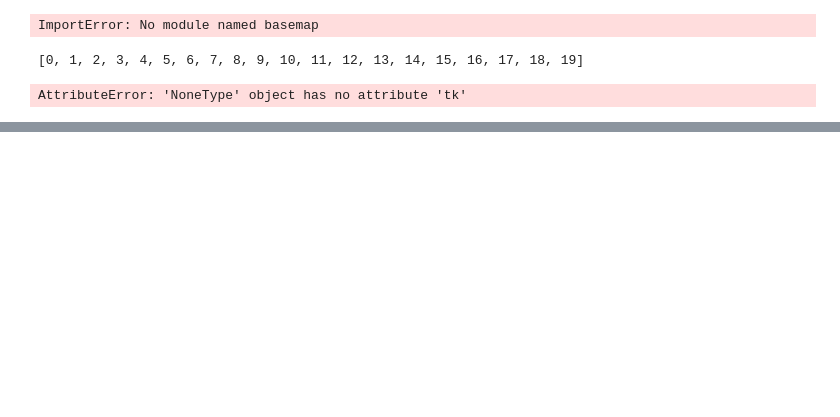
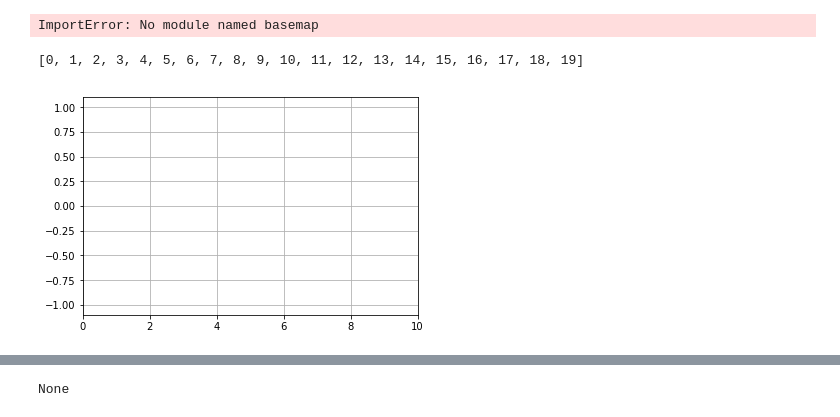
Before and after one commit to wqw547243068/wangqiwen, a Jupyter notebook: jupyter/draw.ipynb, the cells around one changed output, grey strips where cells are left out. Saved outputs shown, nothing was run; the diff lists cells and outputs as text; code cells hidden in the pictures; blank space fills up the shorter version.

```diff
--- a/jupyter/draw.ipynb
+++ b/jupyter/draw.ipynb
@@ -103,32 +103,36 @@ def init():
     ax.set_ylim(-1.1, 1.1)
     ax.set_xlim(0, 10)
     del xdata[:]
     del ydata[:]
     line.set_data(xdata, ydata)
     return line,
 
 fig, ax = plt.subplots()
 line, = ax.plot([], [], lw=2)
 ax.grid()
 xdata, ydata = [], []
 
 
 def run(data):
     # update the data
     t, y = data
     xdata.append(t)
     ydata.append(y)
     xmin, xmax = ax.get_xlim()
 
     if t >= xmax:
         ax.set_xlim(xmin, 2*xmax)
         ax.figure.canvas.draw()
     line.set_data(xdata, ydata)
 
     return line,
 
 ani = animation.FuncAnimation(fig, run, data_gen, blit=False, interval=10,
                               repeat=False, init_func=init)
-plt.show()
+plt.show()#静态图
+
+# js中显示动图
+from IPython.display import HTML
+HTML(ani.to_jshtml())
 # %% [output]
-AttributeError: 'NoneType' object has no attribute 'tk'
+[figure, added]
@@ -134,0 +140,8 @@ AttributeError: 'NoneType' object has no attribute 'tk'
+# %%
+import random
+a= [5,8,1]
+random.choice(a)
+random.random()
+print(random.shuffle(a))
+# %% [output]
+None
```
Also changed, not shown: parts of 8 cells of this notebook, 7 other files.
